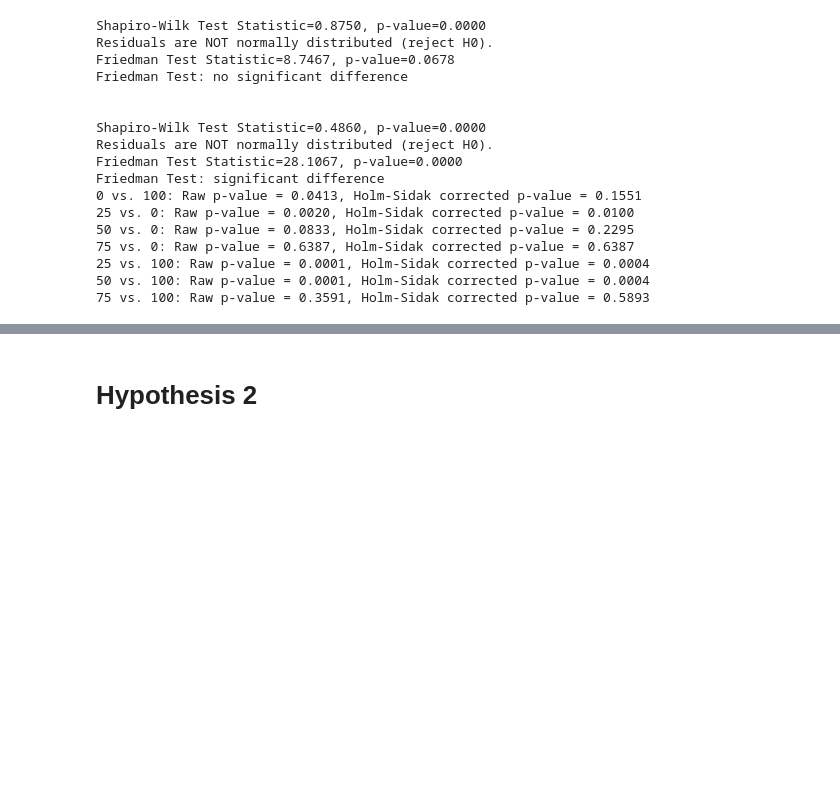
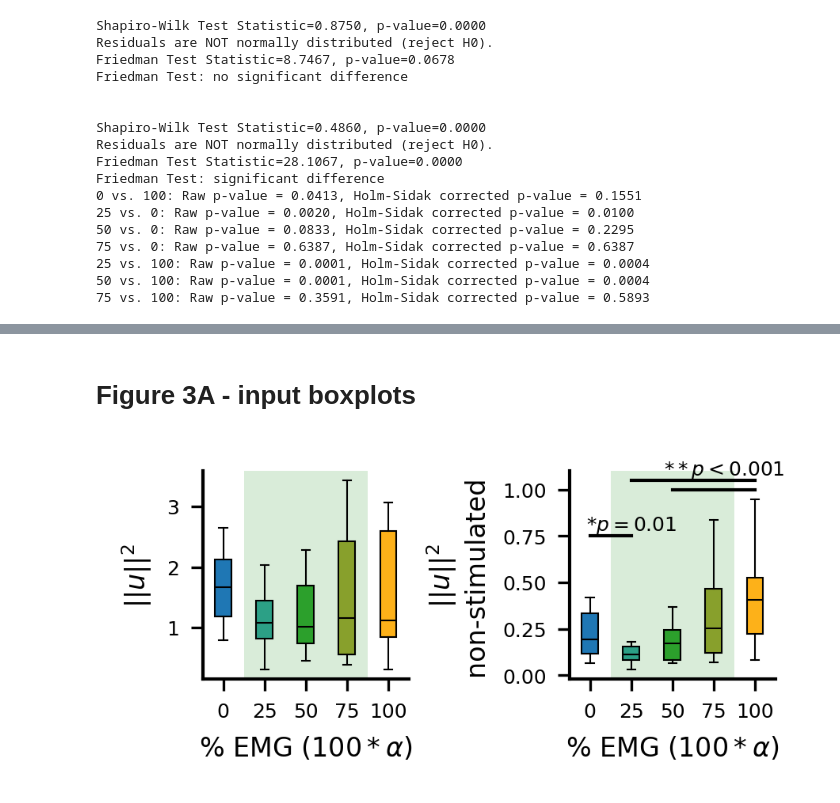
Before and after one commit to sburden-group/sensorimotor_fusion, a Jupyter notebook: analysis/Multimodal paper/20250218_performance.ipynb, the cells around one changed output, grey strips where cells are left out. Drawn from its saved outputs; the diff is of its cells as text; code cells hidden in the pictures; blank space fills up the shorter version.

```diff
--- a/analysis/Multimodal paper/20250218_performance.ipynb
+++ b/analysis/Multimodal paper/20250218_performance.ipynb
@@ -574,6 +545,6 @@ Friedman Test: significant difference
 # %%
 # list all datas
-ALL = [TIME_DOMAIN_PERFORMANCE,FREQ_DOMAIN_PERFORMANCE,REF_TRACKING_PERFORMANCE,DIS_RECTION_PERFORMANCE,FEEDFORWARD_PERFORMANCE,FEEDBACK_PERFORMANCE,GAIN_MARGINS,PHASE_MARGINS,INPUTS_ALL,INPUTS_NON_STIM]
+ALL = [TIME_DOMAIN_PERFORMANCE,FREQ_DOMAIN_PERFORMANCE,REF_TRACKING_PERFORMANCE,DIS_RECTION_PERFORMANCE,FEEDFORWARD_PERFORMANCE,FEEDBACK_PERFORMANCE,GAIN_MARGINS,PHASE_MARGINS]
 # %%
 labels = conditions #slider : EMG
 boxcolors = [colors['BLUE'],'#2ca086',colors['GREEN'],'#88a02c',colors['GOLD']]
@@ -712,2 +664,48 @@ plt.show()
-# %% [markdown]
-# Hypothesis 2
+# %% [markdown]
+# Figure 3A - input boxplots
+# %%
+INPUTS_DATA = [INPUTS_ALL,INPUTS_NON_STIM]
+# %%
+labels = conditions #slider : EMG
+boxcolors = [colors['BLUE'],'#2ca086',colors['GREEN'],'#88a02c',colors['GOLD']]
+
+def boxplot(ax,datas):
+    bplot = ax.boxplot(datas, widths = 0.4,patch_artist=True,labels=labels, showfliers=False)
+    for patch, color in zip(bplot['boxes'], boxcolors): # fill with colors
+        patch.set_facecolor(color)
+    for median in bplot['medians']:
+        median.set_color('black')
+    face0 = ax.axvspan(1.5,4.5, facecolor='green', alpha=0.15)
+    # ax.grid('on',zorder=-1)
+
+fig,axs = plt.subplots(1,2,figsize=(3,1.5),dpi=300)
+
+ax = axs[0]
+datas = INPUTS_DATA[0]
+boxplot(ax,datas)
+ax.set_ylabel(r'$||u||^2$')
+
+ax = axs[1]
+datas = INPUTS_DATA[1]
+boxplot(ax,datas)
+ax.set_ylabel(r'$||u||^2$''\n''non-stimulated')
+larger_value = 0.75
+ax.plot([1,2], [larger_value,larger_value], color='black')
+ax.text(2, larger_value, r'$*p=0.01$', ha='center', va='bottom', fontsize=TINY_SIZE, color='black')
+larger_value = 1.05
+ax.plot([2,5], [larger_value,larger_value], color='black')
+ax.text(4.25, larger_value, r'$**p<0.001$', ha='center', va='bottom', fontsize=TINY_SIZE, color='black')
+larger_value = 1
+ax.plot([3,5], [larger_value,larger_value], color='black')
+
+for i in range(2):
+    # for j in range(5):
+    axs[i].spines['top'].set_visible(False)
+    axs[i].spines['right'].set_visible(False)
+    axs[i].set_xlabel(r'% EMG ($100*\alpha$)') #add x axis labels
+
+plt.tight_layout()
+# fig.savefig('performances.svg')
+plt.show()
+# %% [output]
+[figure, added]
```
Also changed, not shown: parts of 29 cells of this notebook, 5 other files.
